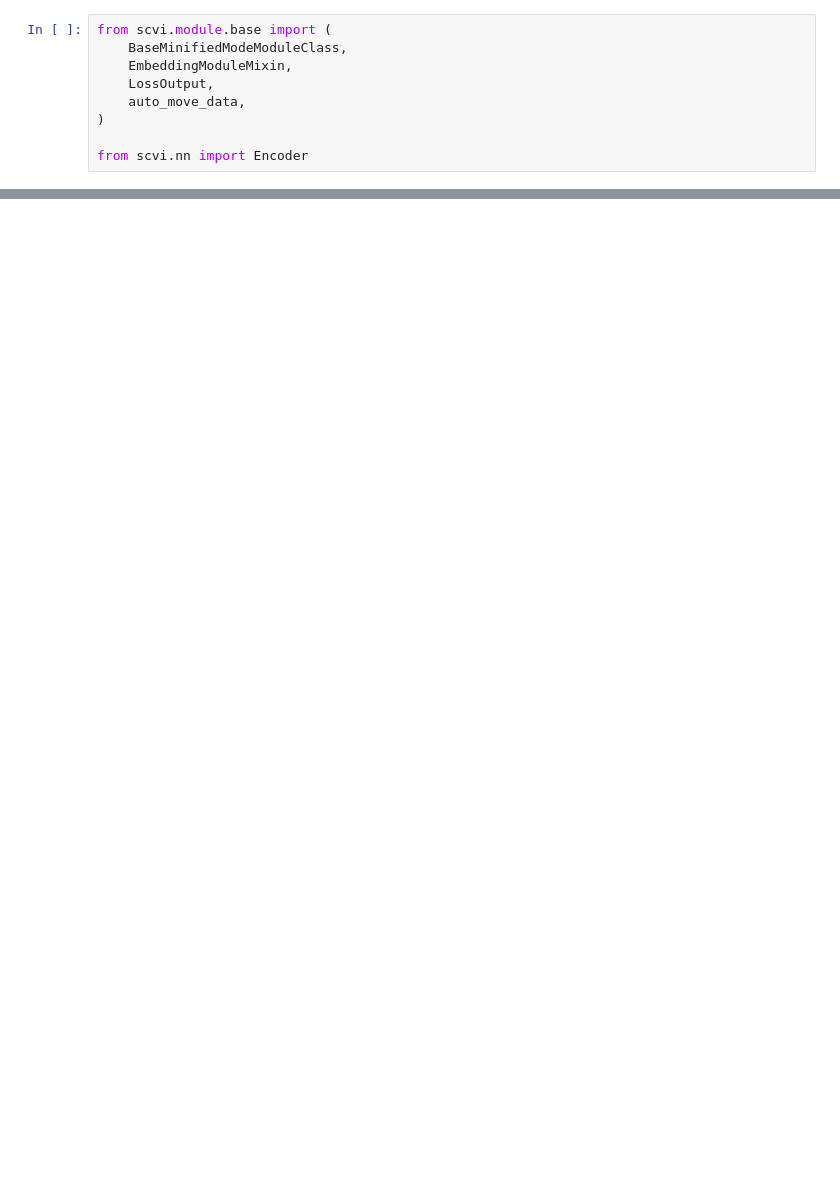
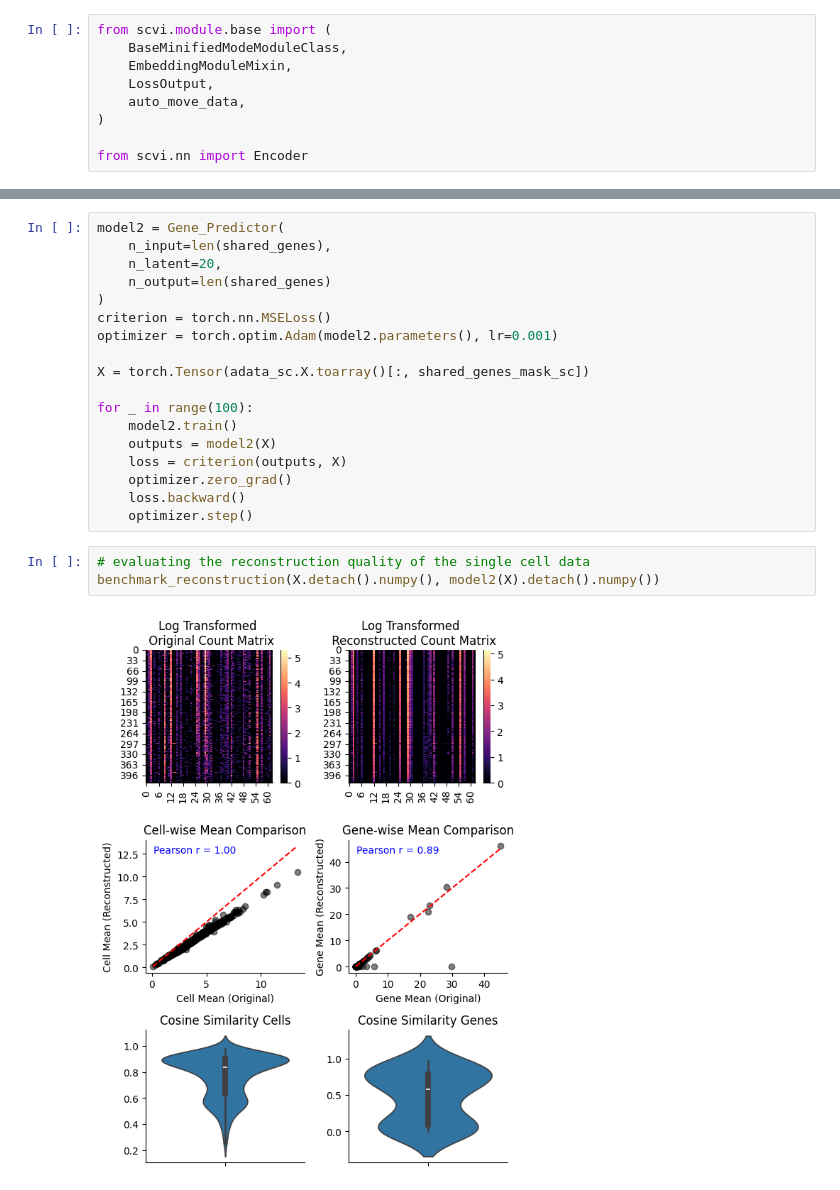
Before and after one commit to egerc/spatial_transcript_inference, a Jupyter notebook: 250214-vae_reconstruction.ipynb, the cells around one changed output, grey strips where cells are left out. Drawn from its saved outputs; the diff is of its cells as text; blank space fills up the shorter version.

```diff
--- a/250214-vae_reconstruction.ipynb
+++ b/250214-vae_reconstruction.ipynb
@@ -55,0 +336,23 @@ class Linear_scvi_integration(EmbeddingModuleMixin, BaseMinifiedModeModuleClass)
+# %%
+model2 = Gene_Predictor(
+    n_input=len(shared_genes),
+    n_latent=20,
+    n_output=len(shared_genes)
+)
+criterion = torch.nn.MSELoss()
+optimizer = torch.optim.Adam(model2.parameters(), lr=0.001)
+
+X = torch.Tensor(adata_sc.X.toarray()[:, shared_genes_mask_sc])
+
+for _ in range(100):
+    model2.train()
+    outputs = model2(X)
+    loss = criterion(outputs, X)
+    optimizer.zero_grad()
+    loss.backward()
+    optimizer.step()
+# %%
+# evaluating the reconstruction quality of the single cell data
+benchmark_reconstruction(X.detach().numpy(), model2(X).detach().numpy())
+# %% [output]
+[figure, added]
```
Also changed, not shown: parts of 21 cells of this notebook.
